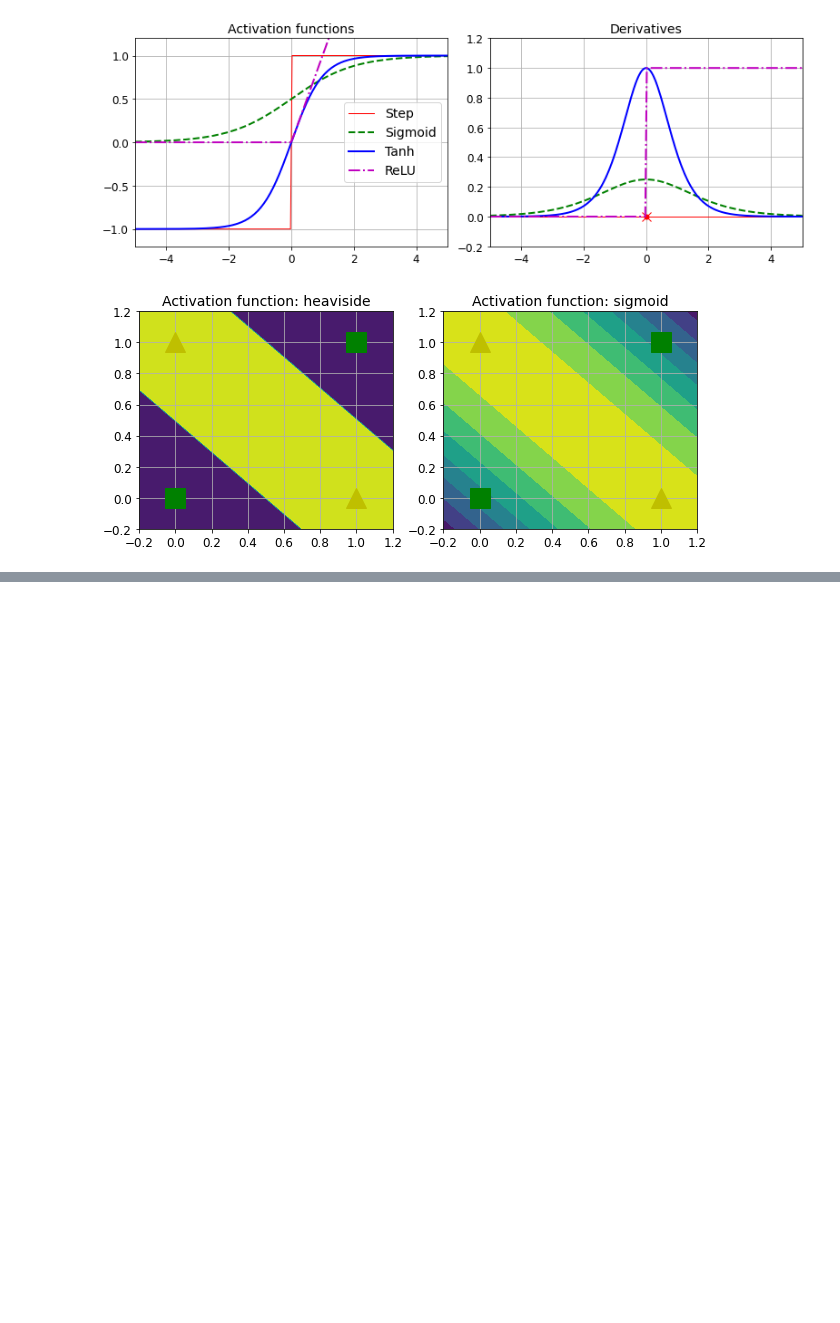
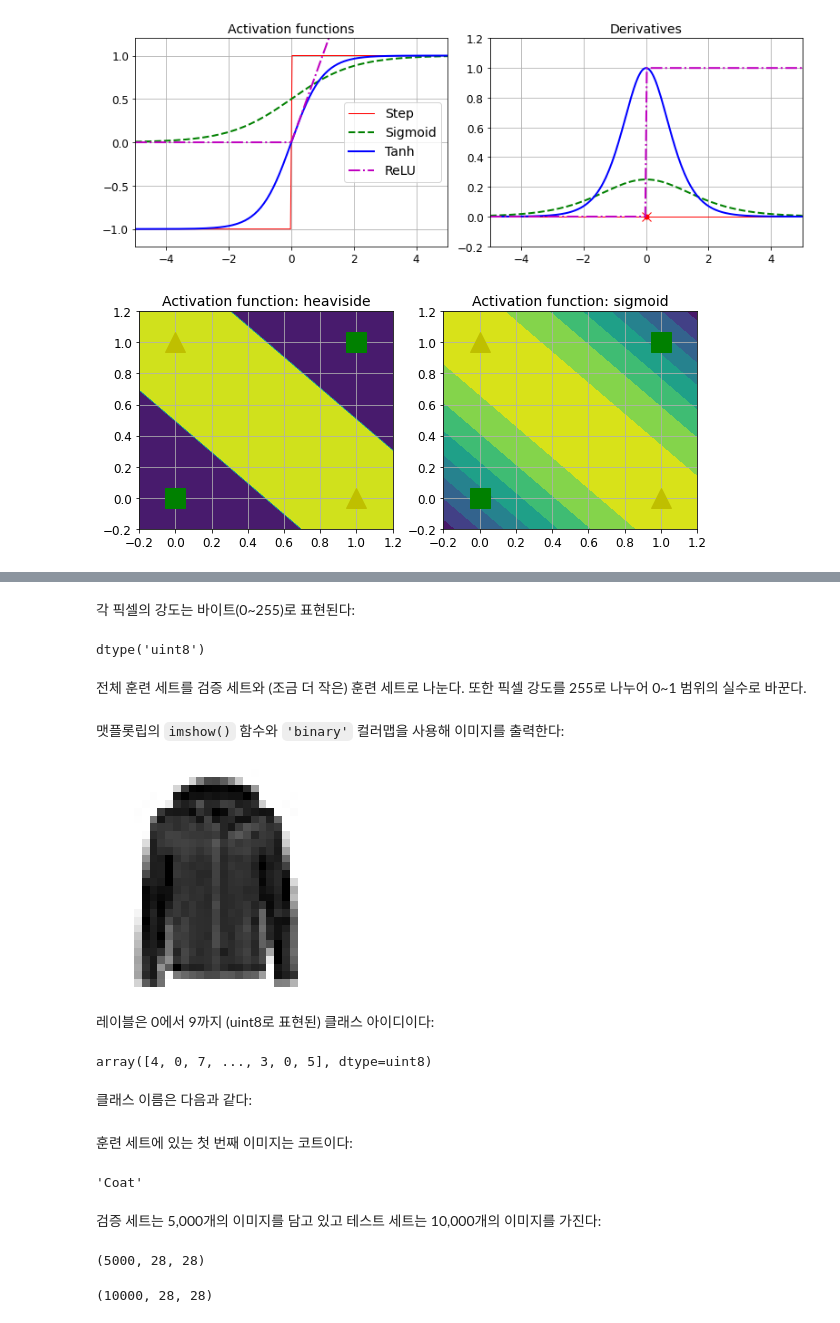
Before and after one commit to r0cd7b/Machine_Learning, a Jupyter notebook: Neural_Nets_With_Keras.ipynb, the cells around one changed output, grey strips where cells are left out. Saved outputs shown, nothing was run; the diff lists cells and outputs as text; code cells hidden in the pictures; blank space fills up the shorter version.

```diff
--- a/Neural_Nets_With_Keras.ipynb
+++ b/Neural_Nets_With_Keras.ipynb
@@ -140,0 +159,3 @@ plt.grid(True)
+# %%
+fashion_mnist = keras.datasets.fashion_mnist
+(X_train_full, y_train_full), (X_test, y_test) = fashion_mnist.load_data()
@@ -140,0 +177,28 @@ plt.grid(True)
+# %% [markdown]
+각 픽셀의 강도는 바이트(0~255)로 표현된다:
+# %%
+X_train_full.dtype
+# %% [output]
+dtype('uint8')
+# %% [markdown]
+전체 훈련 세트를 검증 세트와 (조금 더 작은) 훈련 세트로 나눈다. 또한 픽셀 강도를 255로 나누어 0~1 범위의 실수로 바꾼다.
+# %%
+X_valid, X_train = X_train_full[:5000] / 255., X_train_full[5000:] / 255.
+y_valid, y_train = y_train_full[:5000], y_train_full[5000:]
+X_test = X_test / 255.
+# %% [markdown]
+맷플롯립의 `imshow()` 함수와 `'binary'` 컬러맵을 사용해 이미지를 출력한다:
+# %%
+plt.imshow(X_train[0], cmap="binary")
+plt.axis("off")
+plt.show()
+# %% [output]
+[figure, added]
+# %% [markdown]
+레이블은 0에서 9까지 (uint8로 표현된) 클래스 아이디이다:
+# %%
+y_train
+# %% [output]
+array([4, 0, 7, ..., 3, 0, 5], dtype=uint8)
+# %% [markdown]
+클래스 이름은 다음과 같다:
@@ -140,0 +207,16 @@ plt.grid(True)
+# %% [markdown]
+훈련 세트에 있는 첫 번째 이미지는 코트이다:
+# %%
+class_names[y_train[0]]
+# %% [output]
+'Coat'
+# %% [markdown]
+검증 세트는 5,000개의 이미지를 담고 있고 테스트 세트는 10,000개의 이미지를 가진다:
+# %%
+X_valid.shape
+# %% [output]
+(5000, 28, 28)
+# %%
+X_test.shape
+# %% [output]
+(10000, 28, 28)
```
Also changed, not shown: parts of 16 cells of this notebook, 1 other file.
